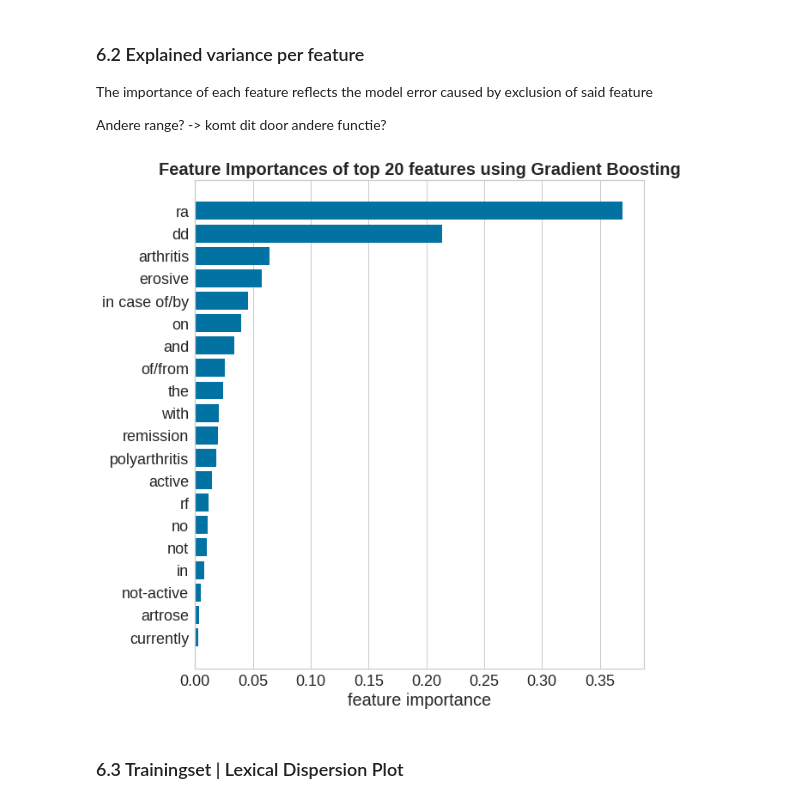
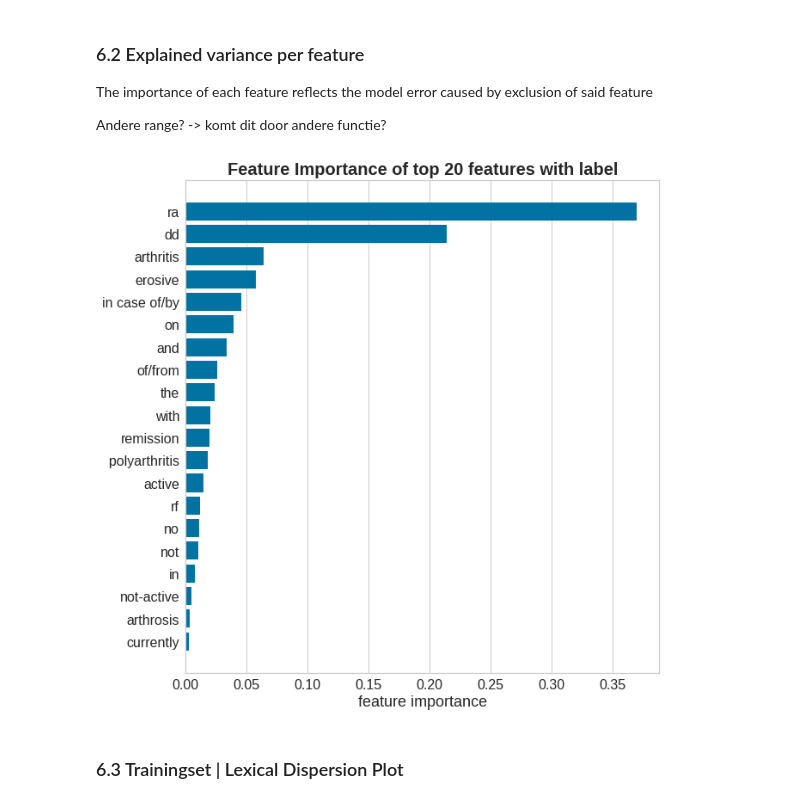
Before and after one commit to levrex/DiagnosisExtraction_ML, a Jupyter notebook: Notebook_Diagnosis_Extraction.ipynb, the cells around one changed output. Cells and saved outputs as stored; diff of their text form; code cells hidden in the pictures.

```diff
--- a/Notebook_Diagnosis_Extraction.ipynb
+++ b/Notebook_Diagnosis_Extraction.ipynb
@@ -277,7 +275,8 @@ Determine cut-off
 gbm_model = fitted_models['Gradient Boosting']
 
 # Import the fitted model + fold information + the optimal cut_off
-estimator = gbm_model[2]
+estimator = gbm_model[2] # the entire pipeline
+clf = estimator.steps[2] # only the classifier
 test_index = gbm_model[3]
 train_index = gbm_model[4]
 cut_off = gbm_model[5]
@@ -410,31 +372,13 @@ plt.show()
 The importance of each feature reflects the model error caused by exclusion of said feature
 
 Andere range? -> komt dit door andere functie?
-# %%
-import matplotlib.pyplot as plt
-
-from sklearn.ensemble import GradientBoostingClassifier
-
-from yellowbrick.features.importances import FeatureImportances
-
-# Create a new matplotlib figure
-
-feature_to_plot =list(X_pd.sum().sort_values(ascending=False).keys()[:20])
-viz = FeatureImportances(GradientBoostingClassifier(random_state=SEED), size=(750, 750), relative=False)
-viz.fit(X_pd[feature_to_plot], y_tot[train_index])
-
-# Print values
-ax = viz.ax
-ax.tick_params(labelsize=18)
-ax.set_yticklabels(labels=['ra', 'dd', 'arthritis', 'erosive', 'in case of/by', 'on', 'and', 'of/from', 'the', 'with', 'remission', 'polyarthritis',  'active', 'rf', 'no', 'not', 'in', 'not-active', 'artrose', 'currently'][::-1])
-ax.set_xlabel('Feature Importance', fontsize=20)
-
-viz.finalize()
-
-plt.title('Feature Importances of top 20 features using Gradient Boosting', fontsize=20, fontweight='bold')
-
-plt.show()
-# %% [output]
-[figure, removed]
+# %%
+plt = bc.plotFeatureImportance(tuple(clf)[1], X_train_fold, y_train_fold, nr_features=20)
+locs, labels = plt.yticks()
+plt.yticks(locs, ['ra', 'dd', 'arthritis', 'erosive', 'in case of/by', 'on', 'and', 'of/from', 'the', 'with', 'remission', 'polyarthritis',  'active', 'rf', 'no', 'not', 'in', 'not-active', 'arthrosis', 'currently'][::-1])
+
+plt.show()
+# %% [output]
+[figure, added]
 # %% [markdown]
 ### 6.3 Trainingset | Lexical Dispersion Plot
```
Also changed, not shown: parts of 13 cells of this notebook, 5 other files.
